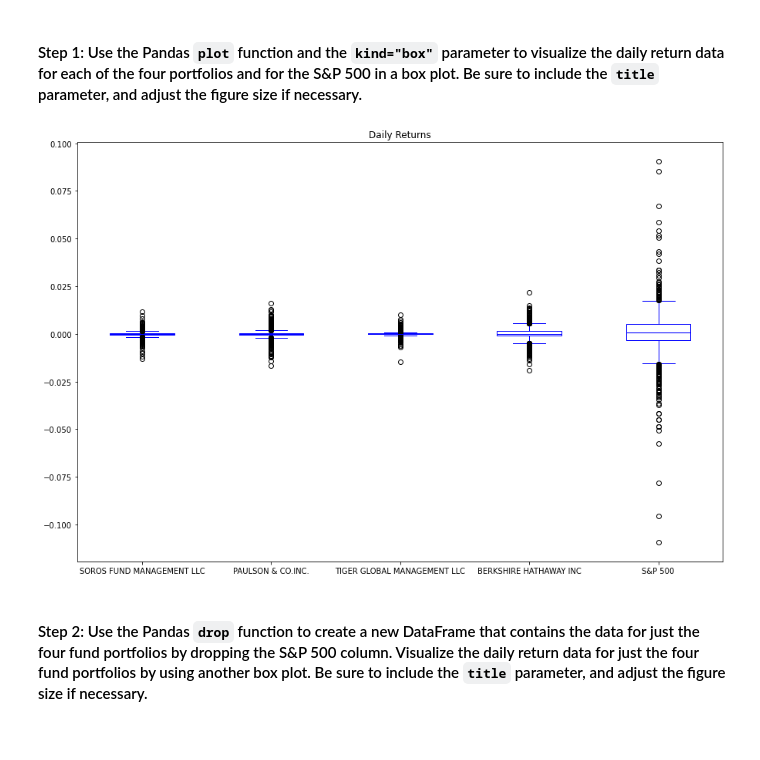
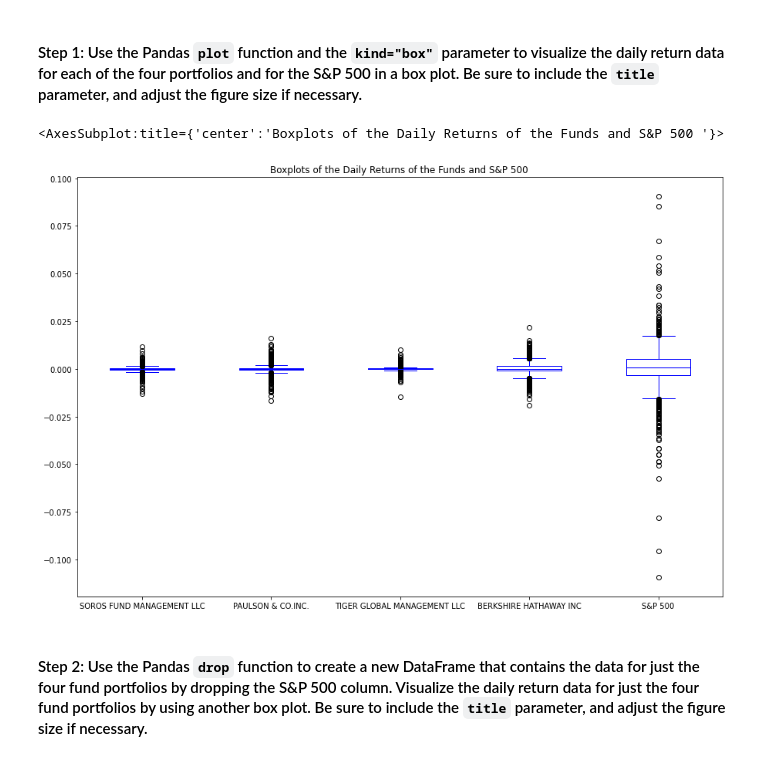
Before and after one commit to JeffSmith-ok/Retirement_Quantitative_Analysis_Jupyter_Labs, a Jupyter notebook: risk_return_analysis.ipynb, the cells around one changed output. Saved outputs shown, nothing was run; the diff lists cells and outputs as text; code cells hidden in the pictures.

```diff
--- a/risk_return_analysis.ipynb
+++ b/risk_return_analysis.ipynb
@@ -228,10 +229,10 @@ Analyze the volatility of each of the four fund portfolios and of the S&P 500 In
 # %%
 # Use the daily return data to create box plots to visualize the volatility of the 4 funds and the S&P 500
 # Include a title parameter and adjust the figure size
-# YOUR CODE HERE
-daily_returns_boxplot = daily_returns_df.plot(kind="box", figsize=(15, 10), color="blue", legend=True, title="Daily Returns")
+daily_returns_df.plot(kind="box", figsize=(15, 10), color="blue", legend=True, title="Boxplots of the Daily Returns of the Funds and S&P 500 ")
 # %% [output]
+<AxesSubplot:title={'center':'Boxplots of the Daily Returns of the Funds and S&P 500 '}>
-[figure, old version]
+[figure, new version]
 # %% [markdown]
 #### Step 2: Use the Pandas `drop` function to create a new DataFrame that contains the data for just the four fund portfolios by dropping the S&P 500 column. Visualize the daily return data for just the four fund portfolios by using another box plot. Be sure to include the `title` parameter, and adjust the figure size if necessary.
 # %%
```
Also changed, not shown: parts of 36 cells of this notebook, 3 other files.
